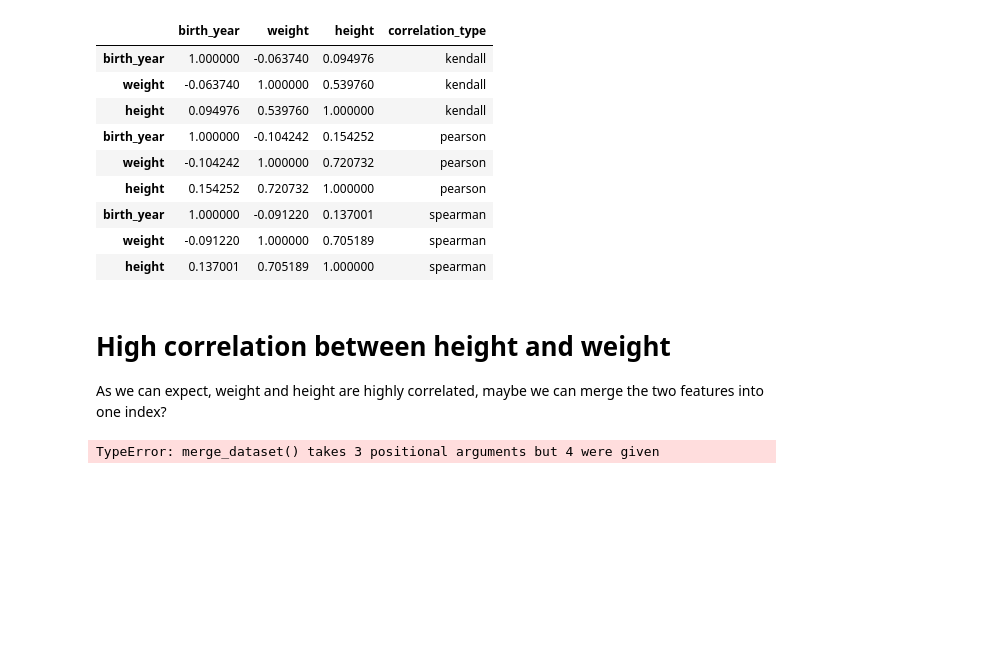
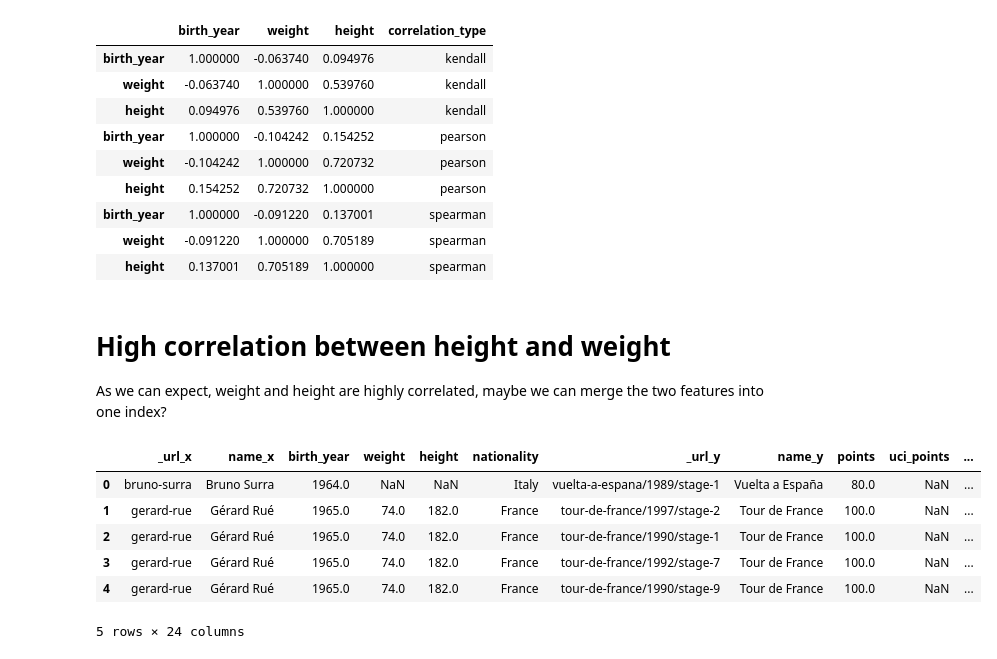
Before and after one commit to fefex302/Data-Mining, a Jupyter notebook: Data_Understanding.ipynb, the cells around one changed output. Cells and saved outputs as stored; diff of their text form; code cells hidden in the pictures; blank space fills up the shorter version.

```diff
--- a/Data_Understanding.ipynb
+++ b/Data_Understanding.ipynb
@@ -122,7 +130,14 @@ As we can expect, weight and height are highly correlated, maybe we can merge th
 # %%
 from utils import merge_dataset
 
 
 mergedDf = merge_dataset(cyclists,races,"_url","cyclist")
+mergedDf.head()
 # %% [output]
+|  | _url_x | name_x | birth_year | weight | height | nationality | _url_y | name_y | points | uci_points | ... |
+| 0 | bruno-surra | Bruno Surra | 1964.0 | NaN | NaN | Italy | vuelta-a-espana/1989/stage-1 | Vuelta a España | 80.0 | NaN | ... |
+| 1 | gerard-rue | Gérard Rué | 1965.0 | 74.0 | 182.0 | France | tour-de-france/1997/stage-2 | Tour de France | 100.0 | NaN | ... |
+| 2 | gerard-rue | Gérard Rué | 1965.0 | 74.0 | 182.0 | France | tour-de-france/1990/stage-1 | Tour de France | 100.0 | NaN | ... |
+| 3 | gerard-rue | Gérard Rué | 1965.0 | 74.0 | 182.0 | France | tour-de-france/1992/stage-7 | Tour de France | 100.0 | NaN | ... |
+| 4 | gerard-rue | Gérard Rué | 1965.0 | 74.0 | 182.0 | France | tour-de-france/1990/stage-9 | Tour de France | 100.0 | NaN | ... |
-TypeError: merge_dataset() takes 3 positional arguments but 4 were given
+5 rows × 24 columns
```
Also changed, not shown: parts of 4 cells of this notebook.
